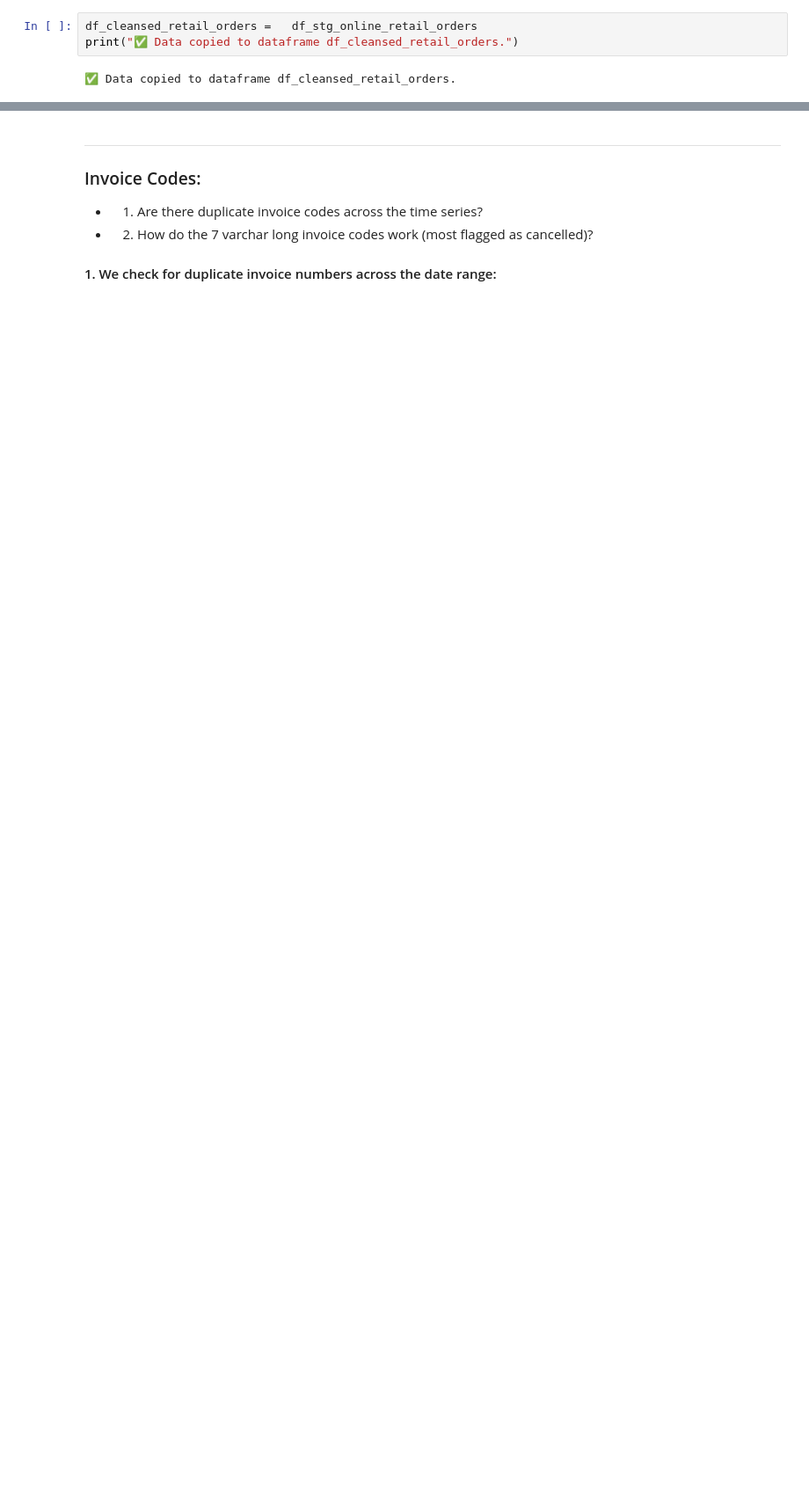
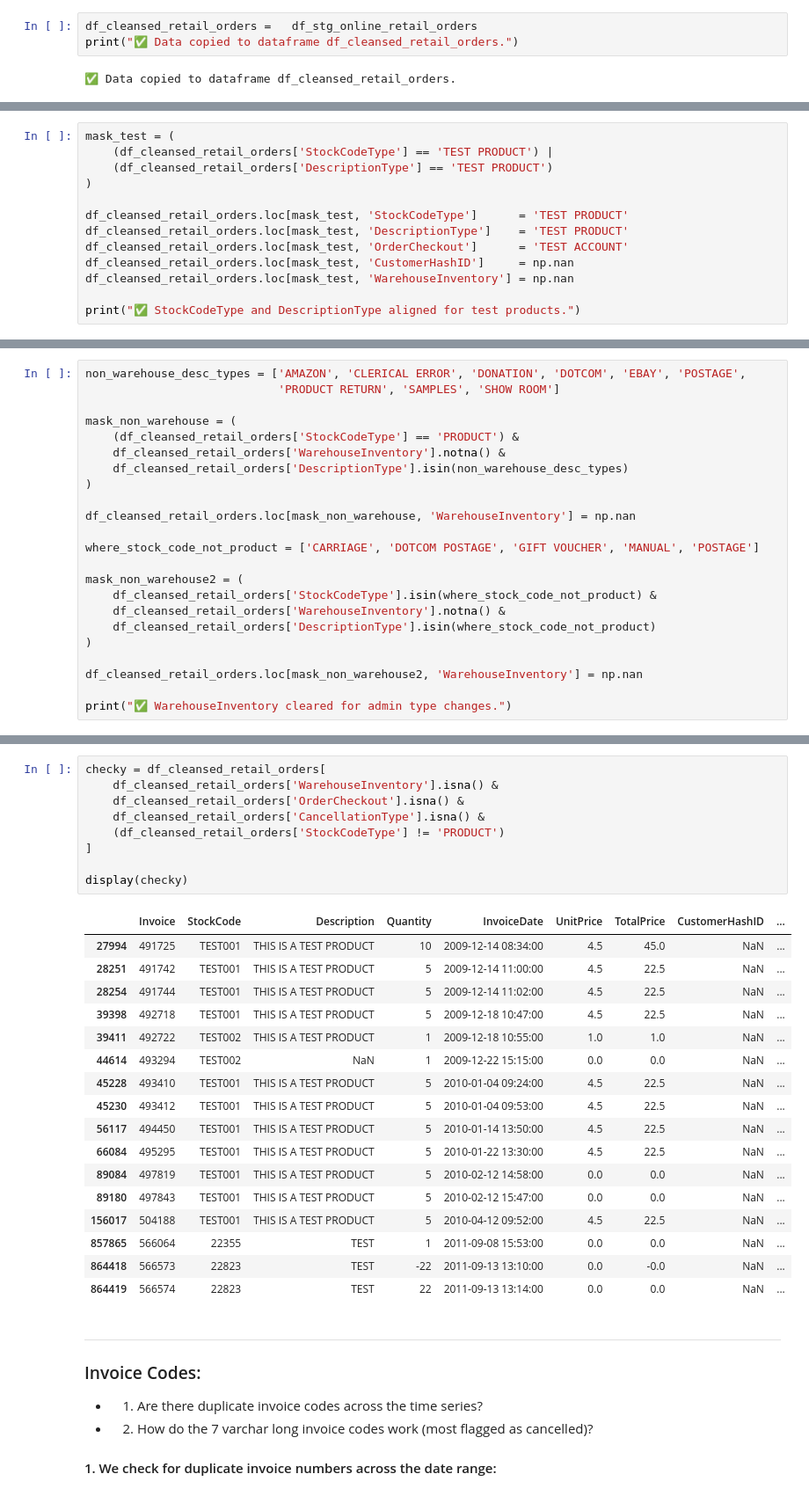
Before and after one commit to sachaplaye/rfm-lifecycle-segmentation, a Jupyter notebook: notebooks/2_data_exploration.ipynb, the cells around one changed output, grey strips where cells are left out. Shown at 88% size. Saved outputs shown, nothing was run; the diff lists cells and outputs as text; blank space fills up the shorter version.

```diff
--- a/notebooks/2_data_exploration.ipynb
+++ b/notebooks/2_data_exploration.ipynb
@@ -103,0 +423,13 @@ print("✅ Data copied to dataframe df_cleansed_retail_orders.")
+# %%
+mask_test = (
+    (df_cleansed_retail_orders['StockCodeType'] == 'TEST PRODUCT') |
+    (df_cleansed_retail_orders['DescriptionType'] == 'TEST PRODUCT')
+)
+
+df_cleansed_retail_orders.loc[mask_test, 'StockCodeType']      = 'TEST PRODUCT'
+df_cleansed_retail_orders.loc[mask_test, 'DescriptionType']    = 'TEST PRODUCT'
+df_cleansed_retail_orders.loc[mask_test, 'OrderCheckout']      = 'TEST ACCOUNT'
+df_cleansed_retail_orders.loc[mask_test, 'CustomerHashID']     = np.nan
+df_cleansed_retail_orders.loc[mask_test, 'WarehouseInventory'] = np.nan
+
+print("✅ StockCodeType and DescriptionType aligned for test products.")
@@ -103,0 +459,23 @@ print("✅ Data copied to dataframe df_cleansed_retail_orders.")
+# %%
+non_warehouse_desc_types = ['AMAZON', 'CLERICAL ERROR', 'DONATION', 'DOTCOM', 'EBAY', 'POSTAGE',
+                            'PRODUCT RETURN', 'SAMPLES', 'SHOW ROOM']
+
+mask_non_warehouse = (
+    (df_cleansed_retail_orders['StockCodeType'] == 'PRODUCT') &
+    df_cleansed_retail_orders['WarehouseInventory'].notna() &
+    df_cleansed_retail_orders['DescriptionType'].isin(non_warehouse_desc_types)
+)
+
+df_cleansed_retail_orders.loc[mask_non_warehouse, 'WarehouseInventory'] = np.nan
+
+where_stock_code_not_product = ['CARRIAGE', 'DOTCOM POSTAGE', 'GIFT VOUCHER', 'MANUAL', 'POSTAGE']
+
+mask_non_warehouse2 = (
+    df_cleansed_retail_orders['StockCodeType'].isin(where_stock_code_not_product) &
+    df_cleansed_retail_orders['WarehouseInventory'].notna() &
+    df_cleansed_retail_orders['DescriptionType'].isin(where_stock_code_not_product)
+)
+
+df_cleansed_retail_orders.loc[mask_non_warehouse2, 'WarehouseInventory'] = np.nan
+
+print("✅ WarehouseInventory cleared for admin type changes.")
@@ -104,3 +619,30 @@ print("✅ Data copied to dataframe df_cleansed_retail_orders.")
+# %%
+checky = df_cleansed_retail_orders[
+    df_cleansed_retail_orders['WarehouseInventory'].isna() &
+    df_cleansed_retail_orders['OrderCheckout'].isna() &
+    df_cleansed_retail_orders['CancellationType'].isna() &
+    (df_cleansed_retail_orders['StockCodeType'] != 'PRODUCT')
+]
+
+display(checky)
+# %% [output]
+|  | Invoice | StockCode | Description | Quantity | InvoiceDate | UnitPrice | TotalPrice | CustomerHashID | ... |
+| 27994 | 491725 | TEST001 | THIS IS A TEST PRODUCT | 10 | 2009-12-14 08:34:00 | 4.5 | 45.0 | NaN | ... |
+| 28251 | 491742 | TEST001 | THIS IS A TEST PRODUCT | 5 | 2009-12-14 11:00:00 | 4.5 | 22.5 | NaN | ... |
+| 28254 | 491744 | TEST001 | THIS IS A TEST PRODUCT | 5 | 2009-12-14 11:02:00 | 4.5 | 22.5 | NaN | ... |
+| 39398 | 492718 | TEST001 | THIS IS A TEST PRODUCT | 5 | 2009-12-18 10:47:00 | 4.5 | 22.5 | NaN | ... |
+| 39411 | 492722 | TEST002 | THIS IS A TEST PRODUCT | 1 | 2009-12-18 10:55:00 | 1.0 | 1.0 | NaN | ... |
+| 44614 | 493294 | TEST002 | NaN | 1 | 2009-12-22 15:15:00 | 0.0 | 0.0 | NaN | ... |
+| 45228 | 493410 | TEST001 | THIS IS A TEST PRODUCT | 5 | 2010-01-04 09:24:00 | 4.5 | 22.5 | NaN | ... |
+| 45230 | 493412 | TEST001 | THIS IS A TEST PRODUCT | 5 | 2010-01-04 09:53:00 | 4.5 | 22.5 | NaN | ... |
+| 56117 | 494450 | TEST001 | THIS IS A TEST PRODUCT | 5 | 2010-01-14 13:50:00 | 4.5 | 22.5 | NaN | ... |
+| 66084 | 495295 | TEST001 | THIS IS A TEST PRODUCT | 5 | 2010-01-22 13:30:00 | 4.5 | 22.5 | NaN | ... |
+| 89084 | 497819 | TEST001 | THIS IS A TEST PRODUCT | 5 | 2010-02-12 14:58:00 | 0.0 | 0.0 | NaN | ... |
+| 89180 | 497843 | TEST001 | THIS IS A TEST PRODUCT | 5 | 2010-02-12 15:47:00 | 0.0 | 0.0 | NaN | ... |
+| 156017 | 504188 | TEST001 | THIS IS A TEST PRODUCT | 5 | 2010-04-12 09:52:00 | 4.5 | 22.5 | NaN | ... |
+| 857865 | 566064 | 22355 | TEST | 1 | 2011-09-08 15:53:00 | 0.0 | 0.0 | NaN | ... |
+| 864418 | 566573 | 22823 | TEST | -22 | 2011-09-13 13:10:00 | 0.0 | -0.0 | NaN | ... |
+| 864419 | 566574 | 22823 | TEST | 22 | 2011-09-13 13:14:00 | 0.0 | 0.0 | NaN | ... |
 # %% [markdown]
 ---
 ### Invoice Codes:
```
Also changed, not shown: parts of 51 cells of this notebook, 1 other file.
